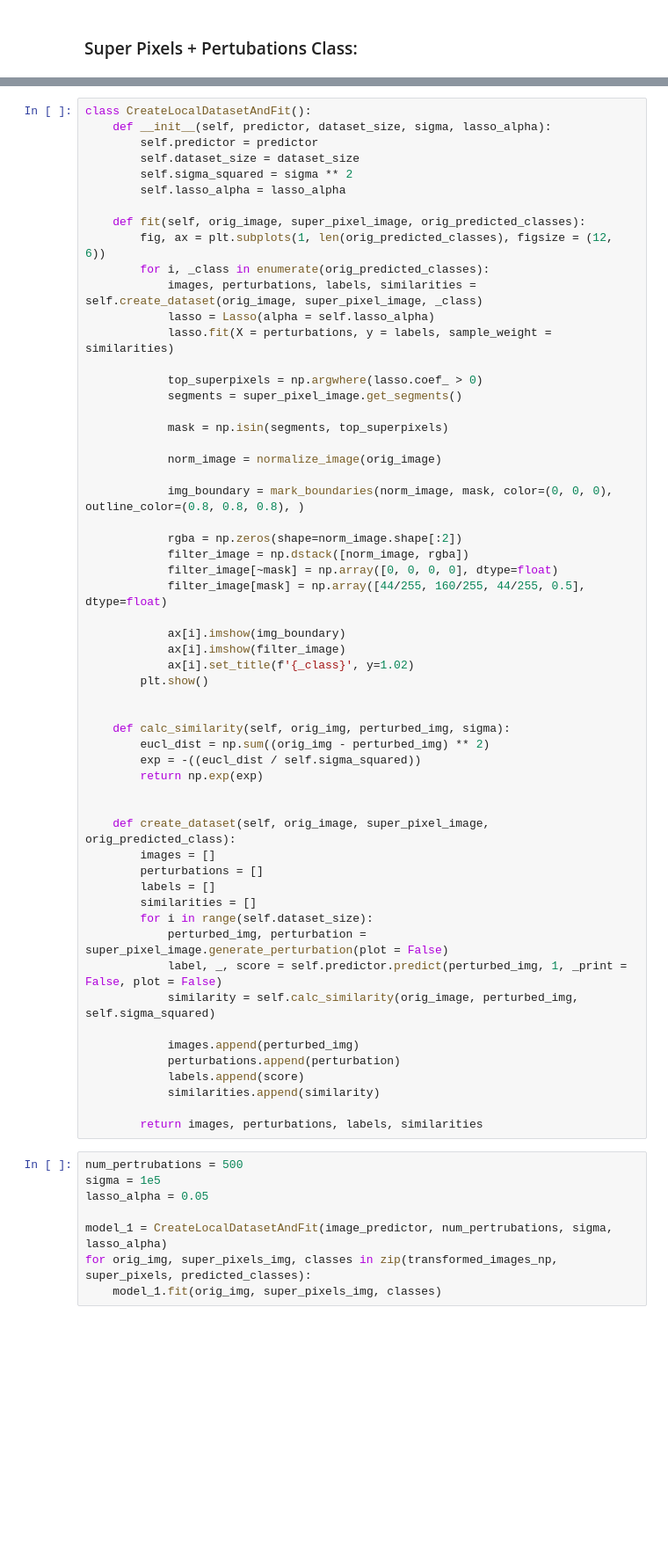
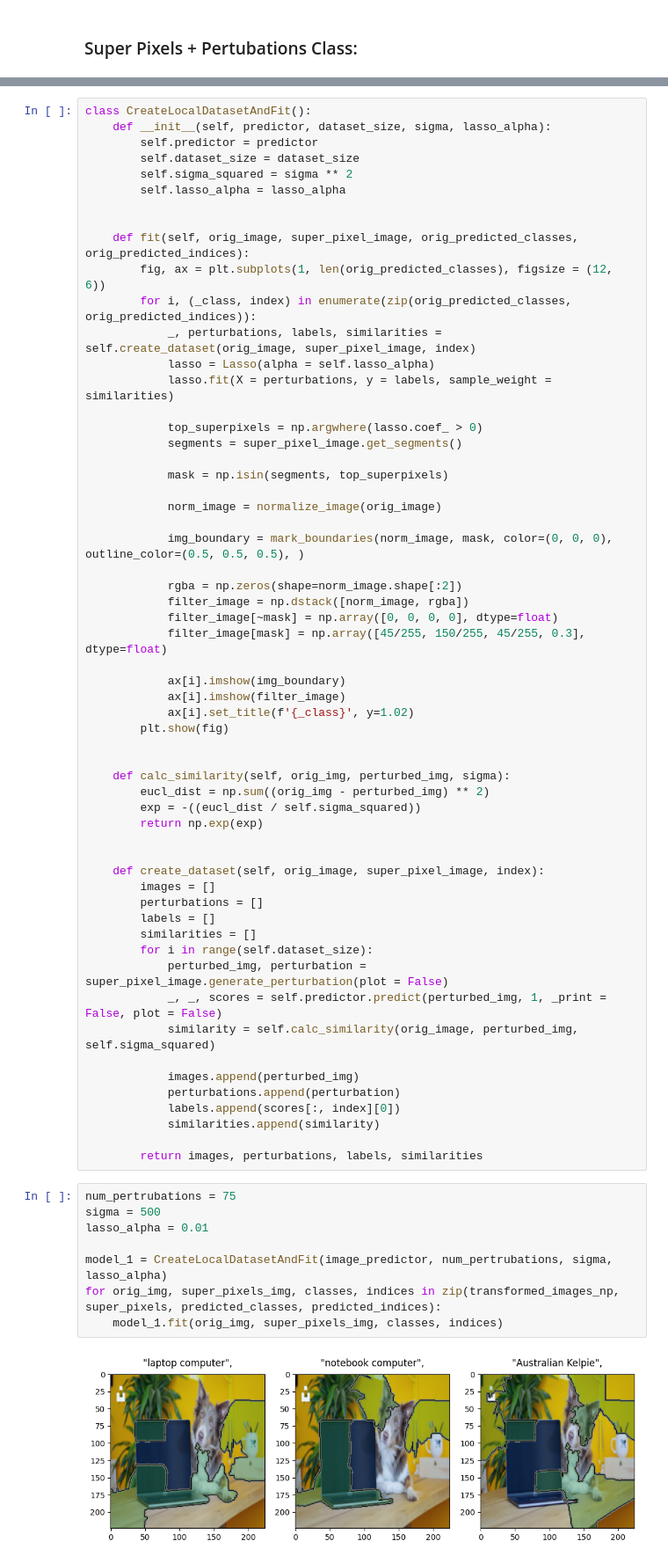
Before and after one commit to BDR2939/Advanced-ML, a Jupyter notebook: HW3/HW3.ipynb, the cells around one changed output, grey strips where cells are left out. Shown at 88% size. Cells and saved outputs as stored; diff of their text form; blank space fills up the shorter version.

```diff
--- a/HW3/HW3.ipynb
+++ b/HW3/HW3.ipynb
@@ -307,10 +295,11 @@ class CreateLocalDatasetAndFit():
         self.sigma_squared = sigma ** 2
         self.lasso_alpha = lasso_alpha
 
-    def fit(self, orig_image, super_pixel_image, orig_predicted_classes):
+
+    def fit(self, orig_image, super_pixel_image, orig_predicted_classes, orig_predicted_indices):
         fig, ax = plt.subplots(1, len(orig_predicted_classes), figsize = (12, 6))
-        for i, _class in enumerate(orig_predicted_classes):
-            images, perturbations, labels, similarities = self.create_dataset(orig_image, super_pixel_image, _class)
+        for i, (_class, index) in enumerate(zip(orig_predicted_classes, orig_predicted_indices)):
+            _, perturbations, labels, similarities = self.create_dataset(orig_image, super_pixel_image, index)
             lasso = Lasso(alpha = self.lasso_alpha)
             lasso.fit(X = perturbations, y = labels, sample_weight = similarities)
 
@@ -321,17 +310,17 @@ class CreateLocalDatasetAndFit():
 
             norm_image = normalize_image(orig_image)
 
-            img_boundary = mark_boundaries(norm_image, mask, color=(0, 0, 0), outline_color=(0.8, 0.8, 0.8), )
+            img_boundary = mark_boundaries(norm_image, mask, color=(0, 0, 0), outline_color=(0.5, 0.5, 0.5), )
 
             rgba = np.zeros(shape=norm_image.shape[:2])
             filter_image = np.dstack([norm_image, rgba])
             filter_image[~mask] = np.array([0, 0, 0, 0], dtype=float)
-            filter_image[mask] = np.array([44/255, 160/255, 44/255, 0.5], dtype=float)
+            filter_image[mask] = np.array([45/255, 150/255, 45/255, 0.3], dtype=float)
 
             ax[i].imshow(img_boundary)
             ax[i].imshow(filter_image)
             ax[i].set_title(f'{_class}', y=1.02)
-        plt.show()
+        plt.show(fig)
 
 
     def calc_similarity(self, orig_img, perturbed_img, sigma):
@@ -340,27 +329,29 @@ class CreateLocalDatasetAndFit():
         return np.exp(exp)
 
 
-    def create_dataset(self, orig_image, super_pixel_image, orig_predicted_class):
+    def create_dataset(self, orig_image, super_pixel_image, index):
         images = []
         perturbations = []
         labels = []
         similarities = []
         for i in range(self.dataset_size):
             perturbed_img, perturbation = super_pixel_image.generate_perturbation(plot = False)
-            label, _, score = self.predictor.predict(perturbed_img, 1, _print = False, plot = False)
+            _, _, scores = self.predictor.predict(perturbed_img, 1, _print = False, plot = False)
             similarity = self.calc_similarity(orig_image, perturbed_img, self.sigma_squared)
 
             images.append(perturbed_img)
             perturbations.append(perturbation)
-            labels.append(score)
+            labels.append(scores[:, index][0])
             similarities.append(similarity)
 
         return images, perturbations, labels, similarities
 # %%
-num_pertrubations = 500
-sigma = 1e5
-lasso_alpha = 0.05
+num_pertrubations = 75
+sigma = 500
+lasso_alpha = 0.01
 
 model_1 = CreateLocalDatasetAndFit(image_predictor, num_pertrubations, sigma, lasso_alpha)
-for orig_img, super_pixels_img, classes in zip(transformed_images_np, super_pixels, predicted_classes):
-    model_1.fit(orig_img, super_pixels_img, classes)
+for orig_img, super_pixels_img, classes, indices in zip(transformed_images_np, super_pixels, predicted_classes, predicted_indices):
+    model_1.fit(orig_img, super_pixels_img, classes, indices)
+# %% [output]
+[figure, added]
```
Also changed, not shown: parts of 12 cells of this notebook, 1 other file.
